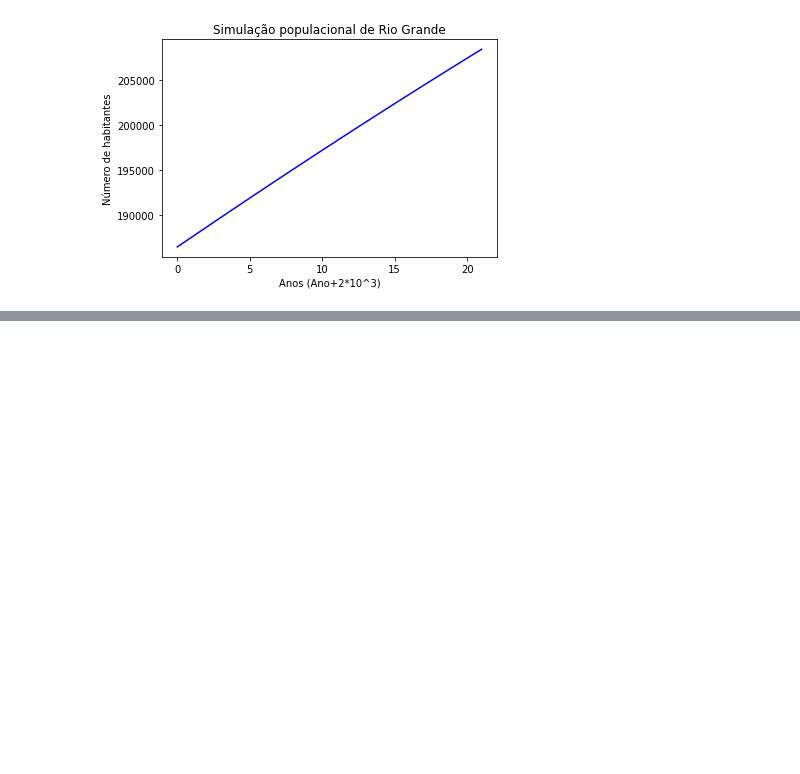
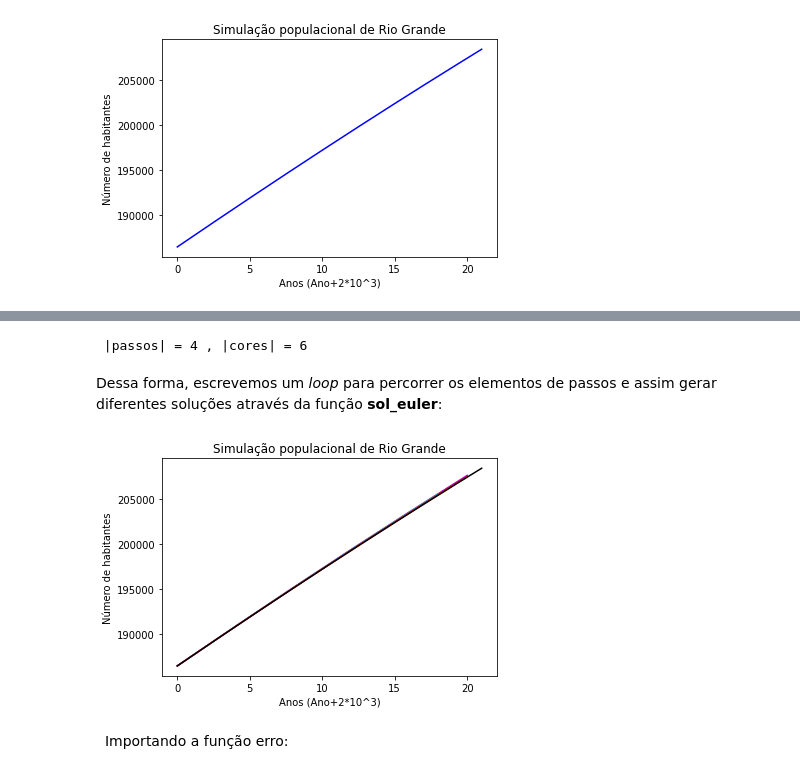
Before and after one commit to LaboratorioIPythonFURG/Modelo-Populacional-Malthus, a Jupyter notebook: Verhulst/pt3_euler.ipynb, the cells around one changed output, grey strips where cells are left out. Cells and saved outputs as stored; diff of their text form; code cells hidden in the pictures; blank space fills up the shorter version.

```diff
--- a/Verhulst/pt3_euler.ipynb
+++ b/Verhulst/pt3_euler.ipynb
@@ -63,0 +67,31 @@ plt.show()
+# %%
+passos = np.array([4,3,1,0.001])
+cores = np.array(['m','c','r','k','g','b'])
+print(' |passos| = {} , |cores| = {}'.format(passos.shape[0],cores.shape[0]))
+# %% [output]
+ |passos| = 4 , |cores| = 6
+# %% [markdown]
+Dessa forma, escrevemos um <i>loop</i> para percorrer os elementos de passos e assim gerar diferentes soluções através da função <b>sol_euler</b>:
+# %%
+#Criando loop que percorre os elementos de passos
+for passo in passos:
+
+    #Criando vetor tempo
+    vt = np.arange(ti,tf,passo)
+
+    #Chamando a função sol_euler
+    P = sol_euler(vt,P0,'verhulst')
+
+    #Grafico da curva
+    plt.plot(vt,P,'{}'.format(cores[np.where(passos==passo)[0][0]]),label='h = {}'.format(passo))
+
+
+#Exibindo figura
+plt.title("Simulação populacional de Rio Grande")
+plt.xlabel("Anos (Ano+2*10^3)")
+plt.ylabel("Número de habitantes")
+plt.show()
+# %% [output]
+[figure, added]
+# %% [markdown]
+&nbsp; Importando a função erro:
```
Also changed, not shown: parts of 5 cells of this notebook.
